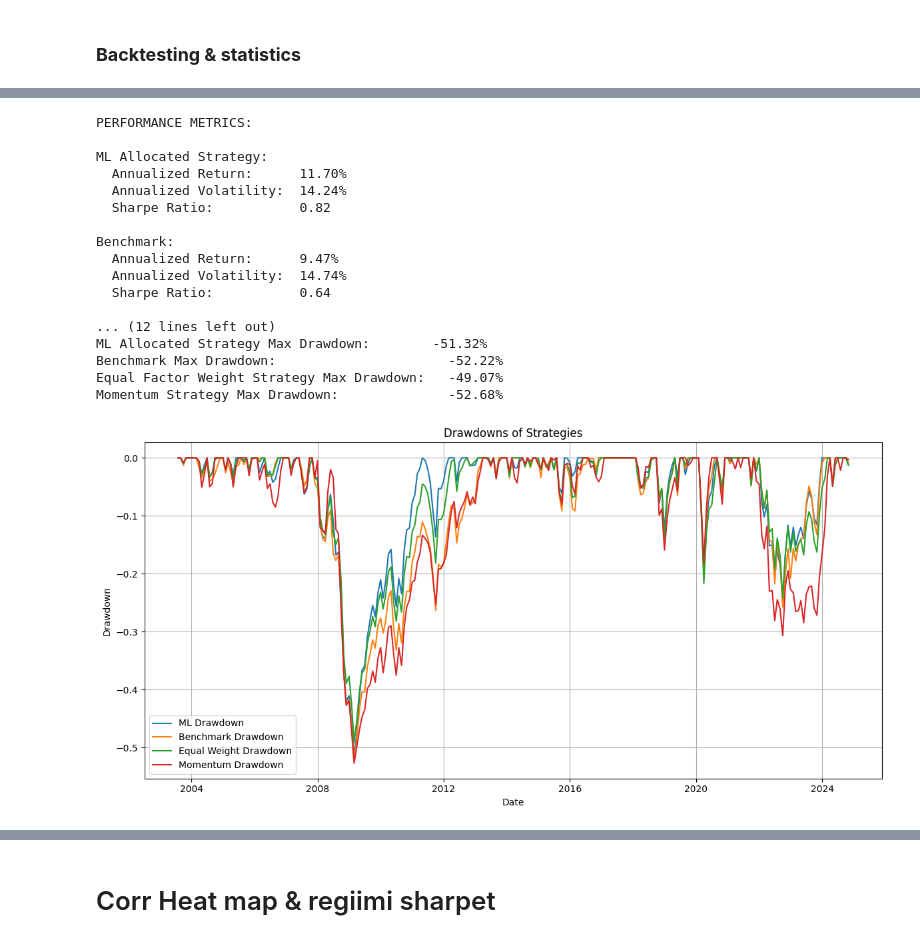
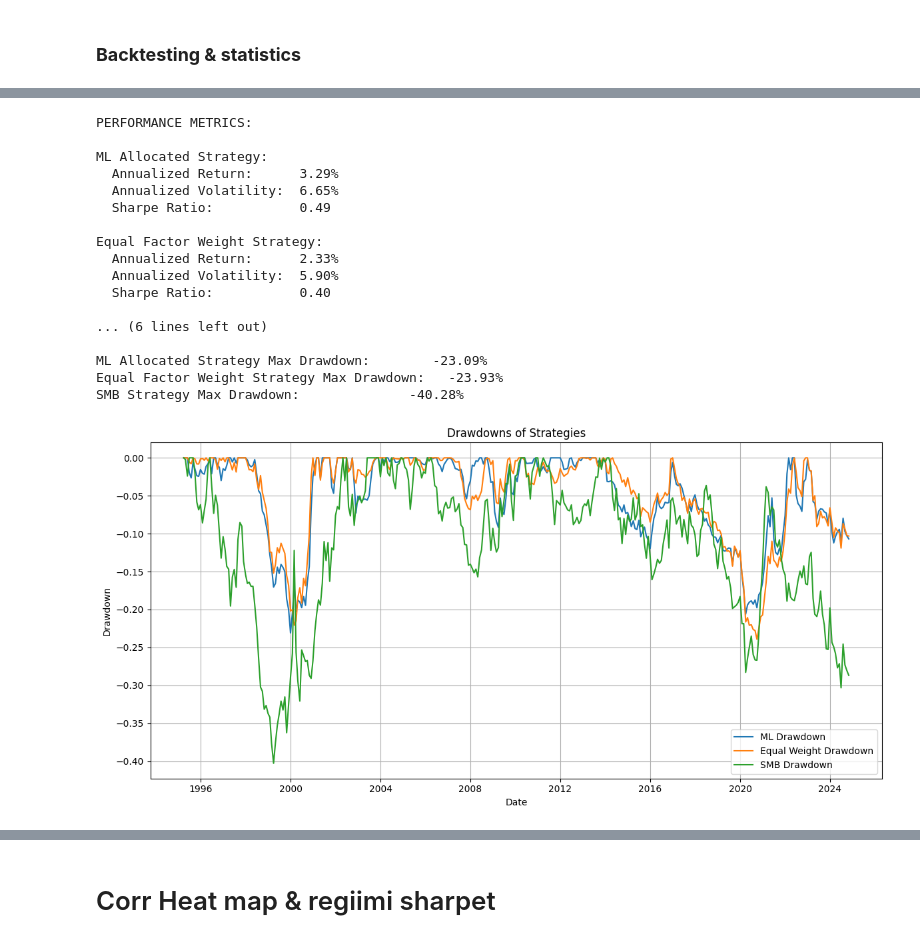
Before and after one commit to Elkkujou/Gradu, a Jupyter notebook: RF REGIIMI HYVÄ TRAINING.ipynb, the cells around one changed output, grey strips where cells are left out. Saved outputs shown, nothing was run; the diff lists cells and outputs as text; code cells hidden in the pictures.

```diff
--- a/RF REGIIMI HYVÄ TRAINING.ipynb
+++ b/RF REGIIMI HYVÄ TRAINING.ipynb
@@ -79,10 +79,10 @@ from IPython.display import display, HTML
 # %%
 # Load and flatten the data
 xls_file = pd.ExcelFile("/content/Gradu/THE_ONE.xlsx")
-df = xls_file.parse("returns non-log")
+df = xls_file.parse("FF_test")
 df.columns = df.columns.get_level_values(0)
 
-print("Headers in the 'returns non-log' sheet:")
+print("Headers in the 'FF_test' sheet:")
 print(df.columns)
 
 # Features to used as predictive variables
@@ -97,11 +97,10 @@ REGIMES_COLUMN = 'Regimes'
 
 # Used factors
 FACTORS = [
-    'USA MOMENTUM Standard (Large+Mid Cap)',
-    'USA MINIMUM VOLATILITY (USD) Standard (Large+Mid Cap)',
-    'USA RISK WEIGHTED Standard (Large+Mid Cap)',
-    'USA SECTOR NEUTRAL QUALITY Standard (Large+Mid Cap)',
-    'USA ENHANCED VALUE Standard (Large+Mid Cap)'
+    'SMB',
+    'HML',
+    'RMW',
+    'CMA'
 ]
 
 
@@ -434,7 +423,7 @@ import pandas as pd
 import numpy as np
 
 # Parameters:
-overall_window_size = 160  # Overall training window size (from the full sorted data)
+overall_window_size = 60  # Overall training window size (from the full sorted data)
 min_data_threshold = 3  # Minimum number of observations required
 
 # Create an empty list to accumulate the results.
@@ -1011,7 +999,7 @@ import pandas as pd
 results_df['Predicted_month'] = pd.to_datetime(results_df['Predicted_month'])
 
 # Define your dynamic date range (change these values as needed)
-start_date = pd.to_datetime('2003-07-31')
+start_date = pd.to_datetime('1995-03-31')
 end_date   = pd.to_datetime('2024-10-31')
 
 # Filter results_df for the date range and select the desired columns
@@ -1046,12 +1034,11 @@ df_filtered['USA_Cumulative_Return'] = (1 + df_filtered['USA Standard (Large+Mid
 
 # Calculate the Equal Factor Weight Strategy returns by taking an equal-weight average of the 5 factors
 df_filtered['Equal Factor Weight Strategy'] = (
-    df_filtered['USA MOMENTUM Standard (Large+Mid Cap)'] +
-    df_filtered['USA MINIMUM VOLATILITY (USD) Standard (Large+Mid Cap)'] +
-    df_filtered['USA RISK WEIGHTED Standard (Large+Mid Cap)'] +
-    df_filtered['USA SECTOR NEUTRAL QUALITY Standard (Large+Mid Cap)'] +
-    df_filtered['USA ENHANCED VALUE Standard (Large+Mid Cap)']
-) / 5
+    df_filtered['SMB'] +
+    df_filtered['HML'] +
+    df_filtered['CMA'] +
+    df_filtered['RMW']
+) / 4
 
 # Calculate cumulative returns for the Equal Factor Weight Strategy using compound returns,
 # so that the wealth index starts at 1.
@@ -1059,11 +1046,11 @@ df_filtered['Equal Factor Weight Cumulative Return'] = (1 + df_filtered['Equal F
 
 # --- New: Calculate the Momentum Strategy returns and cumulative returns ---
 # Create a monthly returns column for the Momentum Strategy.
-df_filtered['Momentum Strategy Return'] = df_filtered['USA MOMENTUM Standard (Large+Mid Cap)']
+df_filtered['SMB Strategy Return'] = df_filtered['SMB']
 
 # Calculate cumulative returns for the Momentum Strategy using compound returns,
 # so that the wealth index starts at 1.
-df_filtered['Momentum Strategy Cumulative Return'] = (1 + df_filtered['Momentum Strategy Return']).cumprod()
+df_filtered['SMB Strategy Cumulative Return'] = (1 + df_filtered['SMB Strategy Return']).cumprod()
 
 
 # ----- Part 3: Merge the two DataFrames -----
@@ -1073,7 +1060,7 @@ merged_df = pd.merge(
     filtered_df,
     df_filtered[['Date', 'USA Standard (Large+Mid Cap)', 'USA_Cumulative_Return',
                  'Equal Factor Weight Strategy', 'Equal Factor Weight Cumulative Return',
-                 'Momentum Strategy Return', 'Momentum Strategy Cumulative Return']],
+                 'SMB Strategy Return', 'SMB Strategy Cumulative Return']],
     left_on='Predicted_month',
     right_on='Date',
     how='left'
@@ -1180,7 +1161,7 @@ equal_annualized_vol    = equal_std_monthly * np.sqrt(12)
 equal_sharpe            = equal_annualized_return / equal_annualized_vol
 
 # For the Momentum Strategy:
-momentum_returns = merged_df['Momentum Strategy Return']
+momentum_returns = merged_df['SMB Strategy Return']
 momentum_mean_monthly = momentum_returns.mean()
 momentum_std_monthly  = momentum_returns.std()
 momentum_annualized_return = momentum_mean_monthly * 12
@@ -1194,11 +1175,6 @@ print("ML Allocated Strategy:")
 print(f"  Annualized Return:      {ml_annualized_return:.2%}")
 print(f"  Annualized Volatility:  {ml_annualized_vol:.2%}")
 print(f"  Sharpe Ratio:           {ml_sharpe:.2f}\n")
-
-print("Benchmark:")
-print(f"  Annualized Return:      {benchmark_annualized_return:.2%}")
-print(f"  Annualized Volatility:  {benchmark_annualized_vol:.2%}")
-print(f"  Sharpe Ratio:           {benchmark_sharpe:.2f}\n")
 
 print("Equal Factor Weight Strategy:")
 print(f"  Annualized Return:      {equal_annualized_return:.2%}")
@@ -1216,7 +1192,7 @@ print(f"  Sharpe Ratio:           {momentum_sharpe:.2f}\n")
 wealth_ml = (1 + merged_df['ML Allocated Strategy Return']).cumprod()
 wealth_benchmark = (1 + merged_df['USA Standard (Large+Mid Cap)']).cumprod()
 wealth_equal = (1 + merged_df['Equal Factor Weight Strategy']).cumprod()
-wealth_momentum = (1 + merged_df['Momentum Strategy Return']).cumprod()
+wealth_momentum = (1 + merged_df['SMB Strategy Return']).cumprod()
 
 # Compute drawdown series for each strategy:
 drawdown_ml = wealth_ml / wealth_ml.cummax() - 1
@@ -1232,61 +1208,60 @@ max_dd_momentum = drawdown_momentum.min()
 
 print("MAXIMUM DRAWDOWNS:\n")
 print("ML Allocated Strategy Max Drawdown:       ", f"{max_dd_ml:.2%}")
-print("Benchmark Max Drawdown:                     ", f"{max_dd_benchmark:.2%}")
 print("Equal Factor Weight Strategy Max Drawdown:  ", f"{max_dd_equal:.2%}")
-print("Momentum Strategy Max Drawdown:             ", f"{max_dd_momentum:.2%}")
+print("SMB Strategy Max Drawdown:             ", f"{max_dd_momentum:.2%}")
 # %% [output]
 PERFORMANCE METRICS:
 
 ML Allocated Strategy:
-  Annualized Return:      11.70%
-  Annualized Volatility:  14.24%
-  Sharpe Ratio:           0.82
+  Annualized Return:      3.29%
+  Annualized Volatility:  6.65%
+  Sharpe Ratio:           0.49
 
-Benchmark:
-  Annualized Return:      9.47%
-  Annualized Volatility:  14.74%
-  Sharpe Ratio:           0.64
+Equal Factor Weight Strategy:
+  Annualized Return:      2.33%
+  Annualized Volatility:  5.90%
+  Sharpe Ratio:           0.40
 
-... (12 lines left out)
-ML Allocated Strategy Max Drawdown:        -51.32%
-Benchmark Max Drawdown:                      -52.22%
-Equal Factor Weight Strategy Max Drawdown:   -49.07%
-Momentum Strategy Max Drawdown:              -52.68%
+... (6 lines left out)
+
+ML Allocated Strategy Max Drawdown:        -23.09%
+Equal Factor Weight Strategy Max Drawdown:   -23.93%
+SMB Strategy Max Drawdown:              -40.28%
 # %%
 import matplotlib.pyplot as plt
 
 # --- Compute Drawdowns for Each Strategy ---
 
 # ML Allocated Strategy Drawdown
 merged_df['ML Drawdown'] = merged_df['ML Cumulative Allocated Return'] / merged_df['ML Cumulative Allocated Return'].cummax() - 1
 
 # Benchmark Drawdown
 merged_df['Benchmark Drawdown'] = merged_df['Benchmark Cumulative Returns'] / merged_df['Benchmark Cumulative Returns'].cummax() - 1
 
 # Equal Factor Weight Strategy Drawdown
 merged_df['Equal Weight Drawdown'] = merged_df['Equal Factor Weight Cumulative Return'] / merged_df['Equal Factor Weight Cumulative Return'].cummax() - 1
 
 # Momentum Strategy Drawdown
-merged_df['Momentum Drawdown'] = merged_df['Momentum Strategy Cumulative Return'] / merged_df['Momentum Strategy Cumulative Return'].cummax() - 1
+merged_df['SMB Drawdown'] = merged_df['SMB Strategy Cumulative Return'] / merged_df['SMB Strategy Cumulative Return'].cummax() - 1
 
 # --- Plot the Drawdowns ---
 plt.figure(figsize=(12, 6))
 
 plt.plot(merged_df['Predicted_month'], merged_df['ML Drawdown'], label='ML Drawdown')
-plt.plot(merged_df['Predicted_month'], merged_df['Benchmark Drawdown'], label='Benchmark Drawdown')
+#plt.plot(merged_df['Predicted_month'], merged_df['Benchmark Drawdown'], label='Benchmark Drawdown')
 plt.plot(merged_df['Predicted_month'], merged_df['Equal Weight Drawdown'], label='Equal Weight Drawdown')
-plt.plot(merged_df['Predicted_month'], merged_df['Momentum Drawdown'], label='Momentum Drawdown')
+plt.plot(merged_df['Predicted_month'], merged_df['SMB Drawdown'], label='SMB Drawdown')
 
 plt.xlabel('Date')
 plt.ylabel('Drawdown')
 plt.title('Drawdowns of Strategies')
 plt.legend()
 plt.grid(True)
 plt.tight_layout()
 plt.show()
 # %% [output]
-[figure, old version]
+[figure, new version]
 # %%
 import statsmodels.api as sm
 
```
Also changed, not shown: parts of 18 cells of this notebook.
